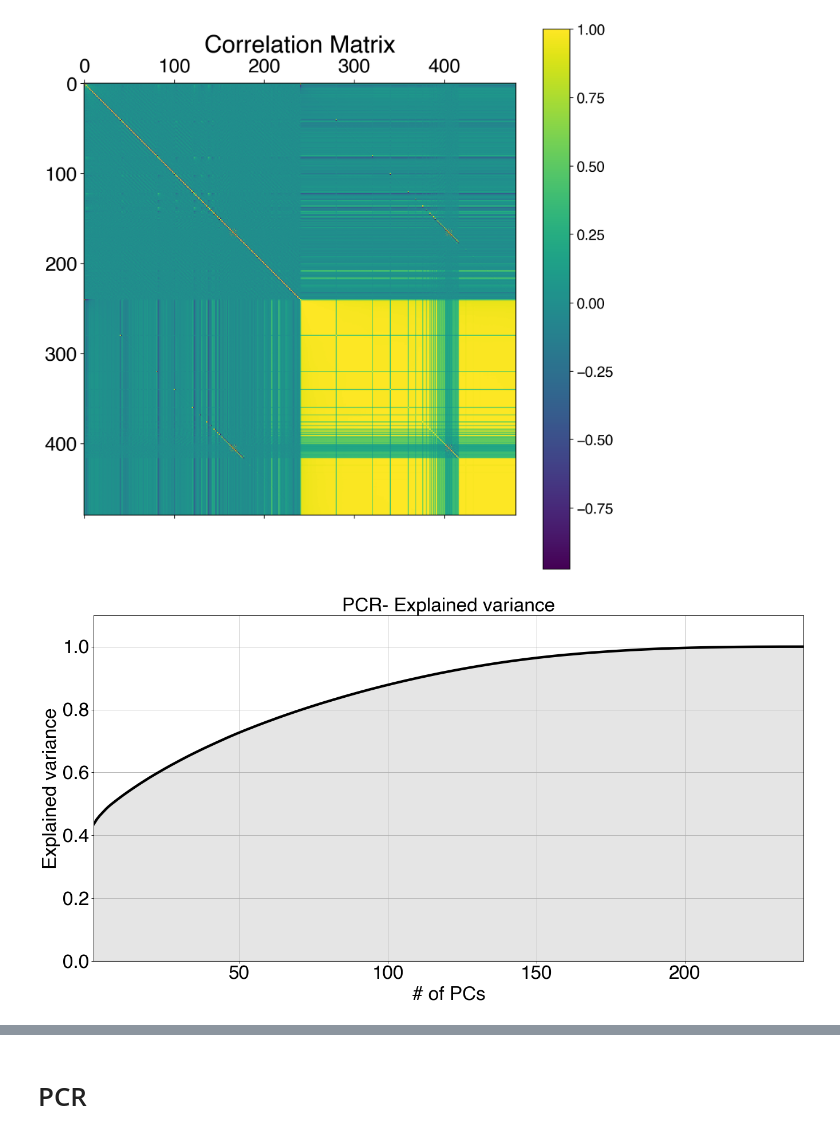
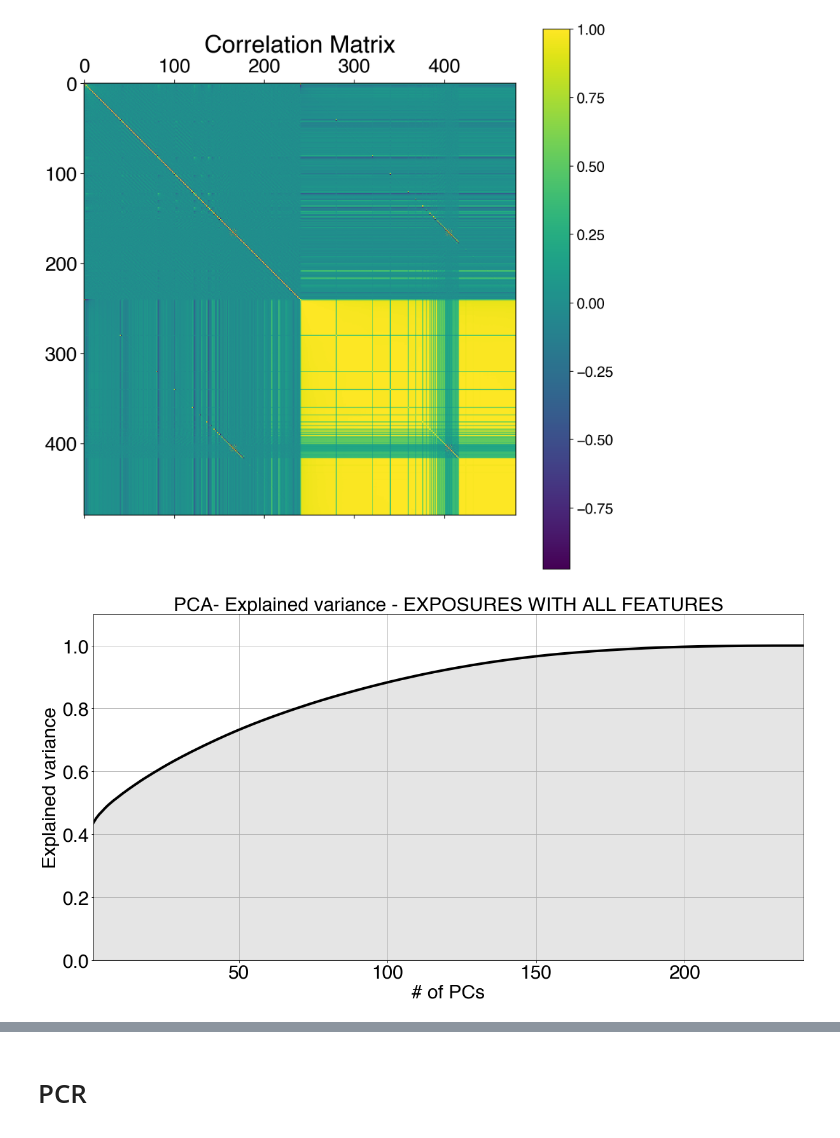
Before and after one commit to cosmourao/thesis, a Jupyter notebook: code/real/PCR.ipynb, the cells around one changed output, grey strips where cells are left out. Drawn from its saved outputs; the diff is of its cells as text; code cells hidden in the pictures.

```diff
--- a/code/real/PCR.ipynb
+++ b/code/real/PCR.ipynb
@@ -69,33 +69,33 @@ plt.show()
 # %%
 # Instatiating
 pca = PCA()
 
 # Fitting
 scl = StandardScaler()
 X = scl.fit_transform(X)
 pcs = pca.fit(X)
 
 exp_var_cumul = np.cumsum(pca.explained_variance_ratio_)
 
 
-fig = plt.figure(figsize = (20,10), dpi = 80)
-plt.title('PCR- Explained variance', fontsize = 30)
+fig = plt.figure(figsize = (20,10))
+plt.title('PCA- Explained variance - EXPOSURES WITH ALL FEATURES', fontsize = 30)
 plt.ylim(0, 1.1)
 plt.xlim(1,240)
 plt.xlabel('# of PCs', fontsize = 30)
 plt.ylabel('Explained variance', fontsize = 30)
 plt.plot(
     range(1, exp_var_cumul.shape[0] + 1),
     exp_var_cumul,
     color = 'black', lw = 4
 )
 plt.fill_between(range(1, exp_var_cumul.shape[0] + 1), exp_var_cumul, color = 'black', alpha = 0.1)
 plt.tick_params(axis='both', which='major', labelsize=30)
 plt.grid()
 plt.savefig('../../figures/pcr-explained-variance.png')
 plt.show()
 # %% [output]
-[figure, old version]
+[figure, new version]
 # %%
 # Running PCA with 2 components
 # Instatiating
```
Also changed, not shown: parts of 3 cells of this notebook, 54 other files.
